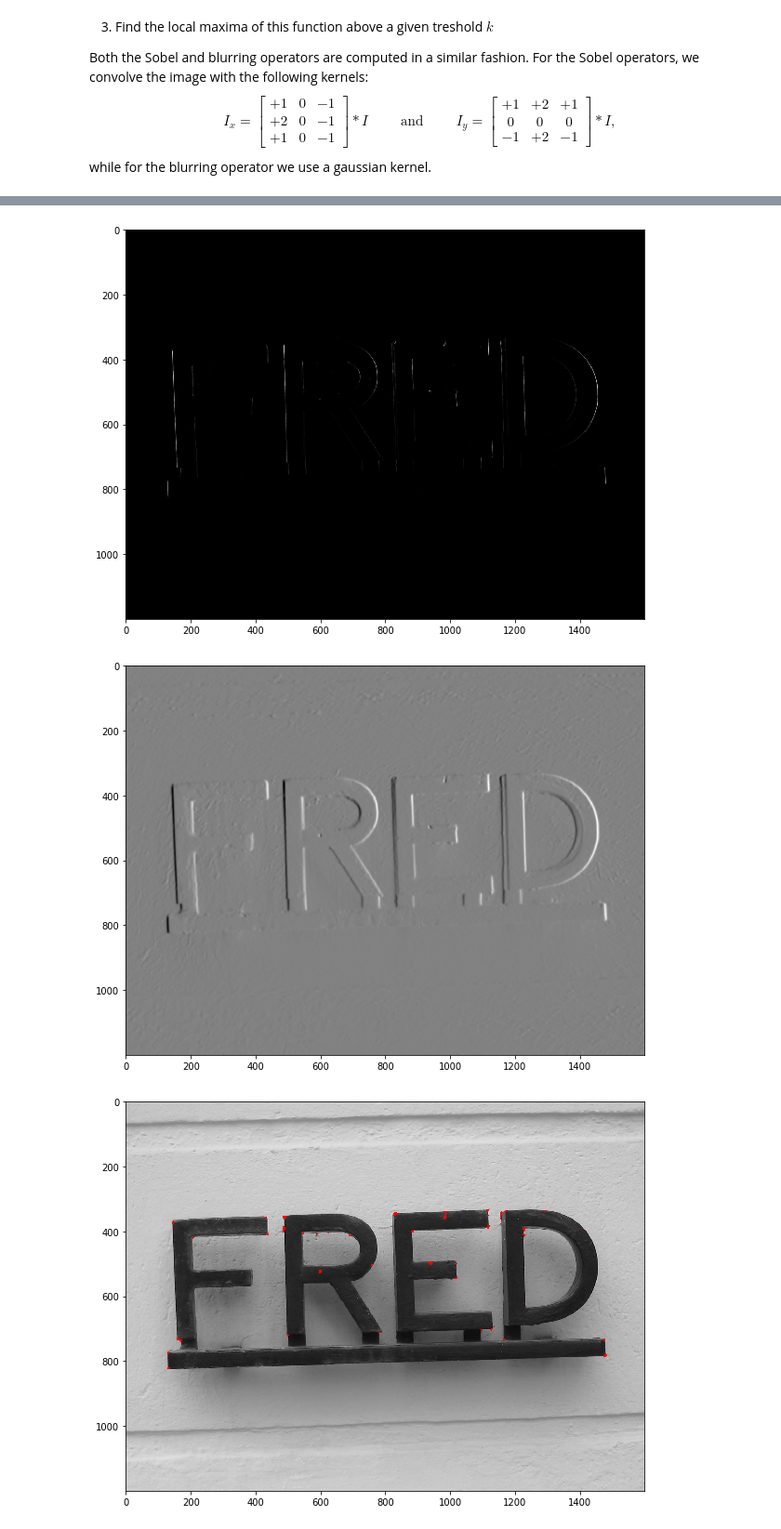
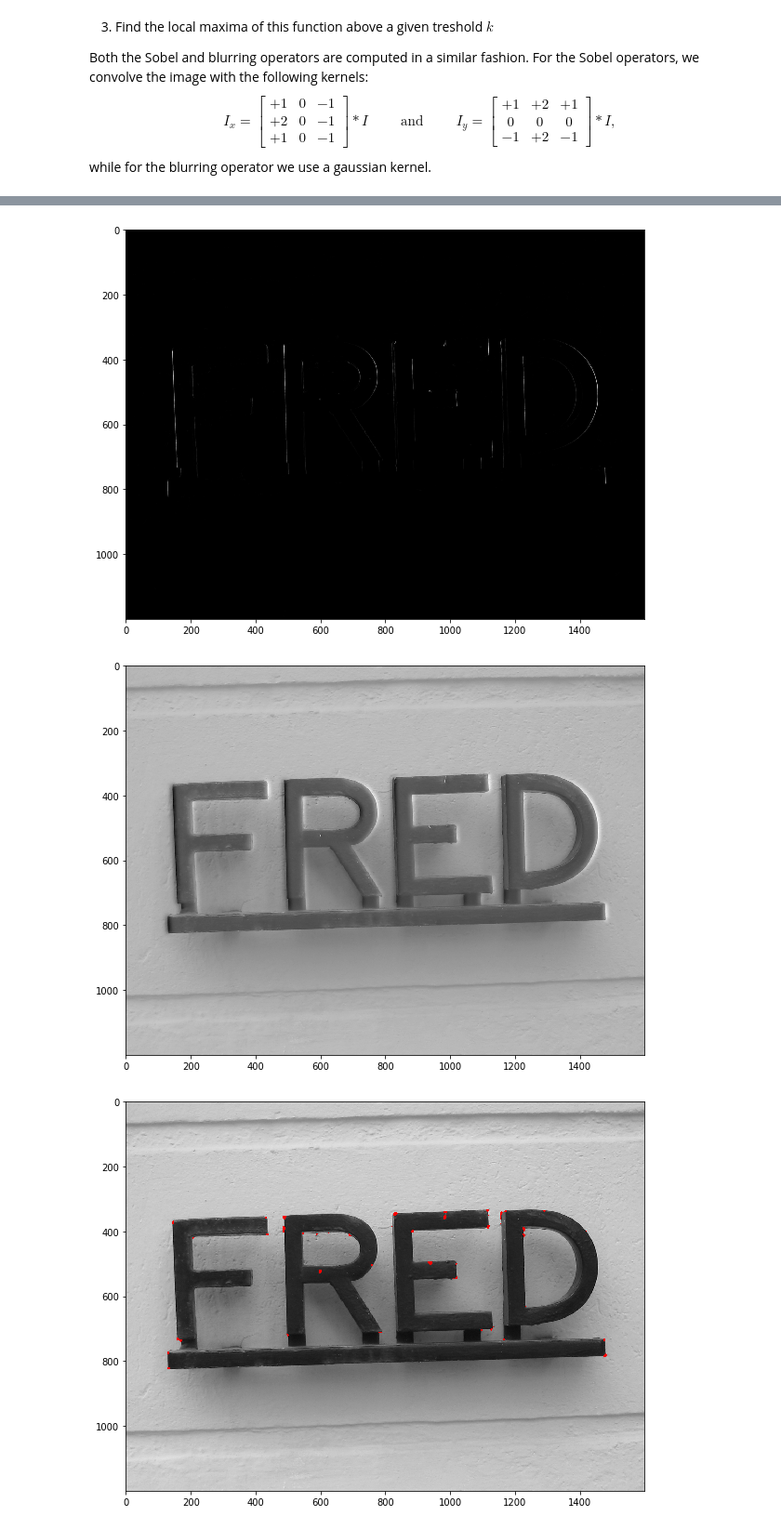
Before and after one commit to epignatelli/scalable-recognition-with-a-vocabulary-tree, a Jupyter notebook: Keypoint detectors.ipynb, the cells around one changed output, grey strips where cells are left out. Shown at 93% size. Drawn from its saved outputs; the diff is of its cells as text; code cells hidden in the pictures.

```diff
--- a/Keypoint detectors.ipynb
+++ b/Keypoint detectors.ipynb
@@ -47,9 +48,9 @@ class Dataset():
         print(self.all_images[:5])
 
     def get_image_by_name(self, image_name=None, gray=True):
-        image = cv.imread(self.path + '/' + image_name)
+        image = cv2.imread(self.path + '/' + image_name)
         if gray:
-            gray = cv.cvtColor(image,cv.COLOR_BGR2GRAY)
+            gray = cv2.cvtColor(image,cv2.COLOR_BGR2GRAY)
             return np.float32(gray)
         else:
             return image
@@ -63,7 +64,3 @@ def show_image(img):
 
 
 dataset = Dataset()
-
-# Loading and displaying an image
-img = dataset.get_image_by_name('110901.jpg')
-show_image(img)
@@ -105,20 +106,20 @@ I_y = \begin{bmatrix}
 $$
 while for the blurring operator we use a gaussian kernel.
 # %%
-#examples
-Ix = cv.Sobel(img,cv.CV_64F,1,0,ksize=5)
+#Example of using different filters
+Ix = cv2.Sobel(img,cv2.CV_64F,1,0,ksize=5)
 show_image(Ix)
 plt.show()
 
 show_image(Ix**2)
 plt.show()
 
-g_Ix = cv.GaussianBlur(Ix,(15,15),0)
-show_image(100*g_Ix + Ix)
+g_Ix = cv2.GaussianBlur(Ix,(45,45),0)
+show_image(0.1*g_Ix + img)
 plt.show()
 # %% [output]
 [figure]
 [figure]
-[figure, old version]
+[figure, new version]
 # %%
 def get_corners(img):
```
Also changed, not shown: parts of 11 cells of this notebook.
